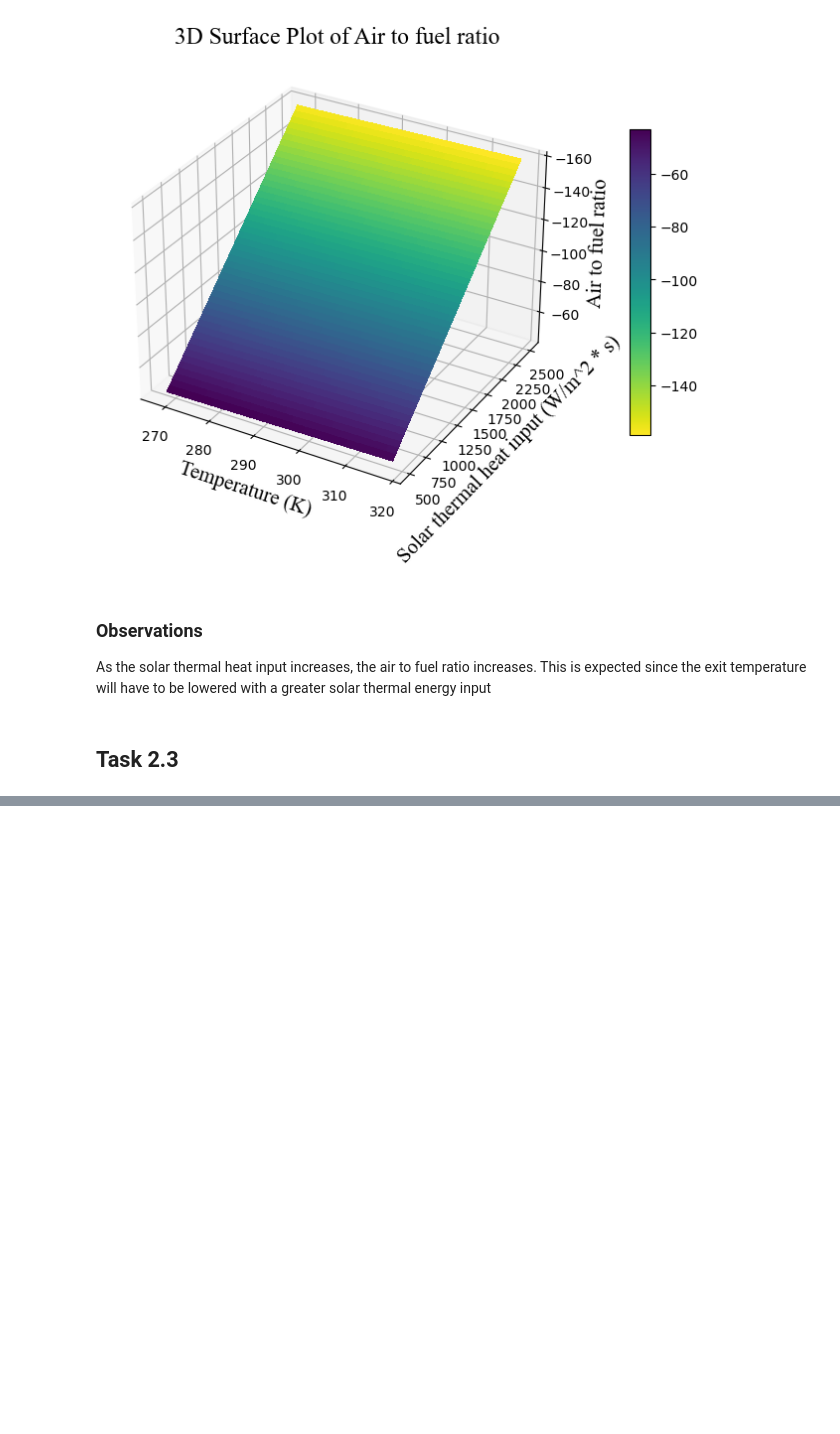
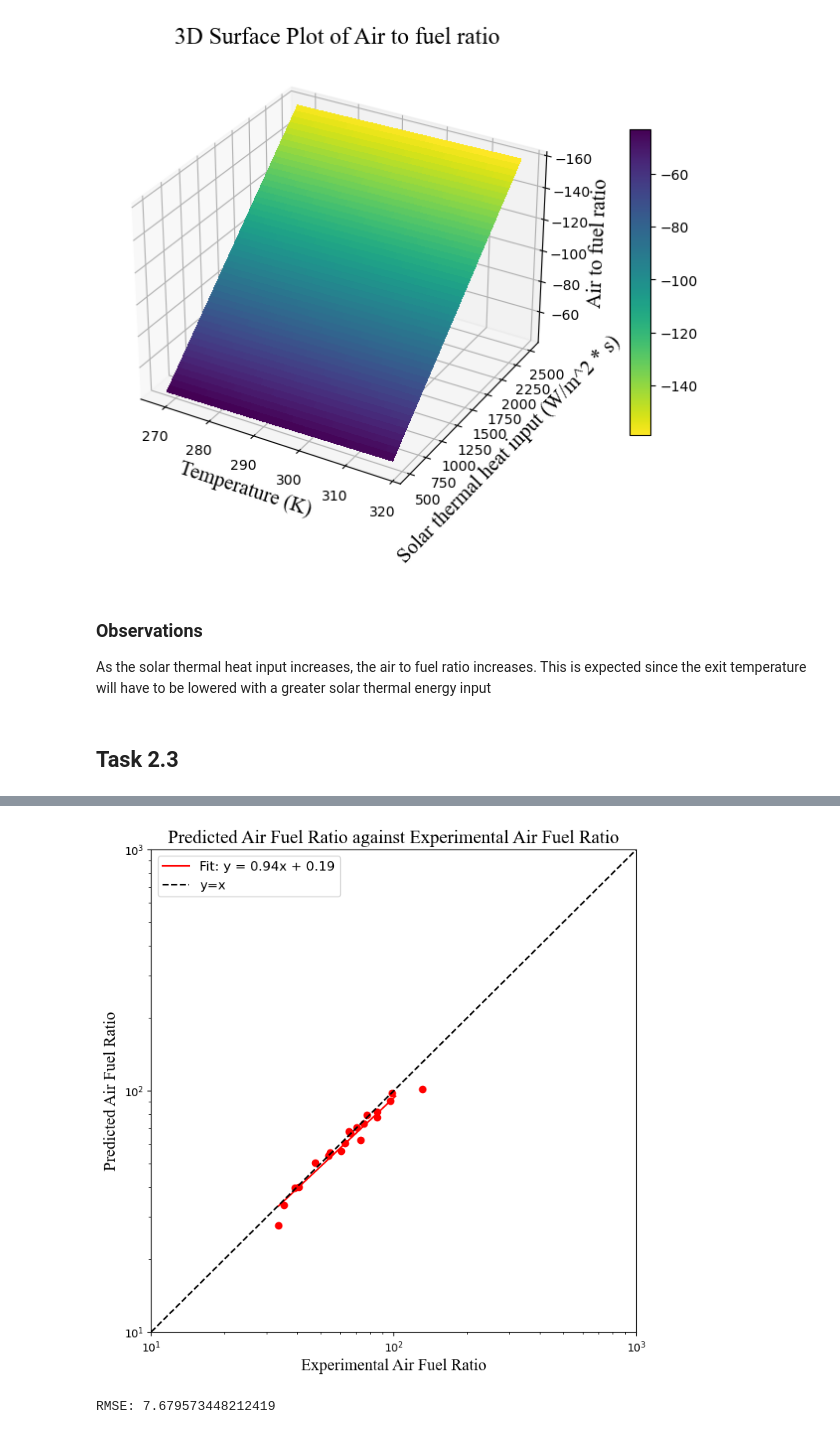
Before and after one commit to shawnkchan/ME249_P2, a Jupyter notebook: CodeP2.4F23.ipynb, the cells around one changed output, grey strips where cells are left out. Saved outputs shown, nothing was run; the diff lists cells and outputs as text; code cells hidden in the pictures; blank space fills up the shorter version.

```diff
--- a/CodeP2.4F23.ipynb
+++ b/CodeP2.4F23.ipynb
@@ -179,6 +180,7 @@ ydata_df = pd.DataFrame(ydata, columns = ["Air_fuel_ratio", "System_efficiency"]
 
 almed = ydata_df["Air_fuel_ratio"].median()
 efmed = ydata_df["System_efficiency"].median()
+training_output_median = ydata_df.median()
 print(f"Median air fuel ratio = {almed} \nMedian system efficiency = {efmed}")
 # alpha, effsys
 # %% [output]
@@ -497,0 +538,5 @@ As the solar thermal heat input increases, the air to fuel ratio increases. This
+# %%
+inputs_experimental = data[["T", "g", "Qs"]]
+outputs_experimental = data[["a", "n"]]
+display(inputs_experimental)
+display(outputs_experimental)
@@ -497,0 +578,4 @@ As the solar thermal heat input increases, the air to fuel ratio increases. This
+# %%
+print(f"Median input values:\n{training_input_median}")
+inputs_normalised = inputs_experimental.divide(list(training_input_median), axis=1)
+inputs_normalised
@@ -497,0 +605,5 @@ As the solar thermal heat input increases, the air to fuel ratio increases. This
+# %%
+outputs_predicted = model.predict(inputs_normalised)
+outputs_predicted_df = pd.DataFrame(model.predict(inputs_normalised), columns=['a', 'n'])
+outputs_predicted_df = outputs_predicted_df.multiply(list(training_output_median), axis=1)
+outputs_predicted_df
@@ -497,0 +628,43 @@ As the solar thermal heat input increases, the air to fuel ratio increases. This
+# %%
+x = outputs_experimental['a']
+y = outputs_predicted_df['a']
+
+coefficients = np.polyfit(np.log(x), np.log(y), 1)
+line_function = np.poly1d(coefficients)
+
+# Create a range for predicted values for the fit line
+x_vals = np.linspace(min(x), max(y), 400)
+y_vals = np.exp(line_function(np.log(x_vals)))
+
+#best fit line and y = x line
+plt.scatter(x, y, c='red')
+plt.plot(x_vals, y_vals, color='red', label=f'Fit: y = {coefficients[0]:.2f}x + {coefficients[1]:.2f}')
+plt.axline((0, 0), (1,1),color='black',linestyle='--', label=f'y=x',)
+
+#visuals
+font_family = 'Times New Roman'
+title_font_size=17
+label_font_size=15
+legend_tick_font_size=12
+
+plt.title('Predicted Air Fuel Ratio against Experimental Air Fuel Ratio', fontsize=title_font_size, fontfamily=font_family)
+plt.xlabel('Experimental Air Fuel Ratio', fontsize=label_font_size, fontfamily=font_family)
+plt.ylabel('Predicted Air Fuel Ratio', fontsize=label_font_size, fontfamily=font_family)
+
+plt.legend(fontsize = legend_tick_font_size)
+plt.loglog()
+plt.xlim(xmax=1000, xmin=10)
+plt.ylim(ymax=1000, ymin=10)
+
+plt.show()
+# %% [output]
+[figure, added]
+# %%
+error_df = outputs_predicted_df - outputs_experimental
+squared_error = error_df.multiply(error_df)
+error = sum(squared_error['a'])
+mean_squared_error = error / len(error_df)
+rmse = mean_squared_error ** 0.5
+print(f"RMSE: {rmse}")
+# %% [output]
+RMSE: 7.679573448212419
```
Also changed, not shown: parts of 6 cells of this notebook, 1 other file.
